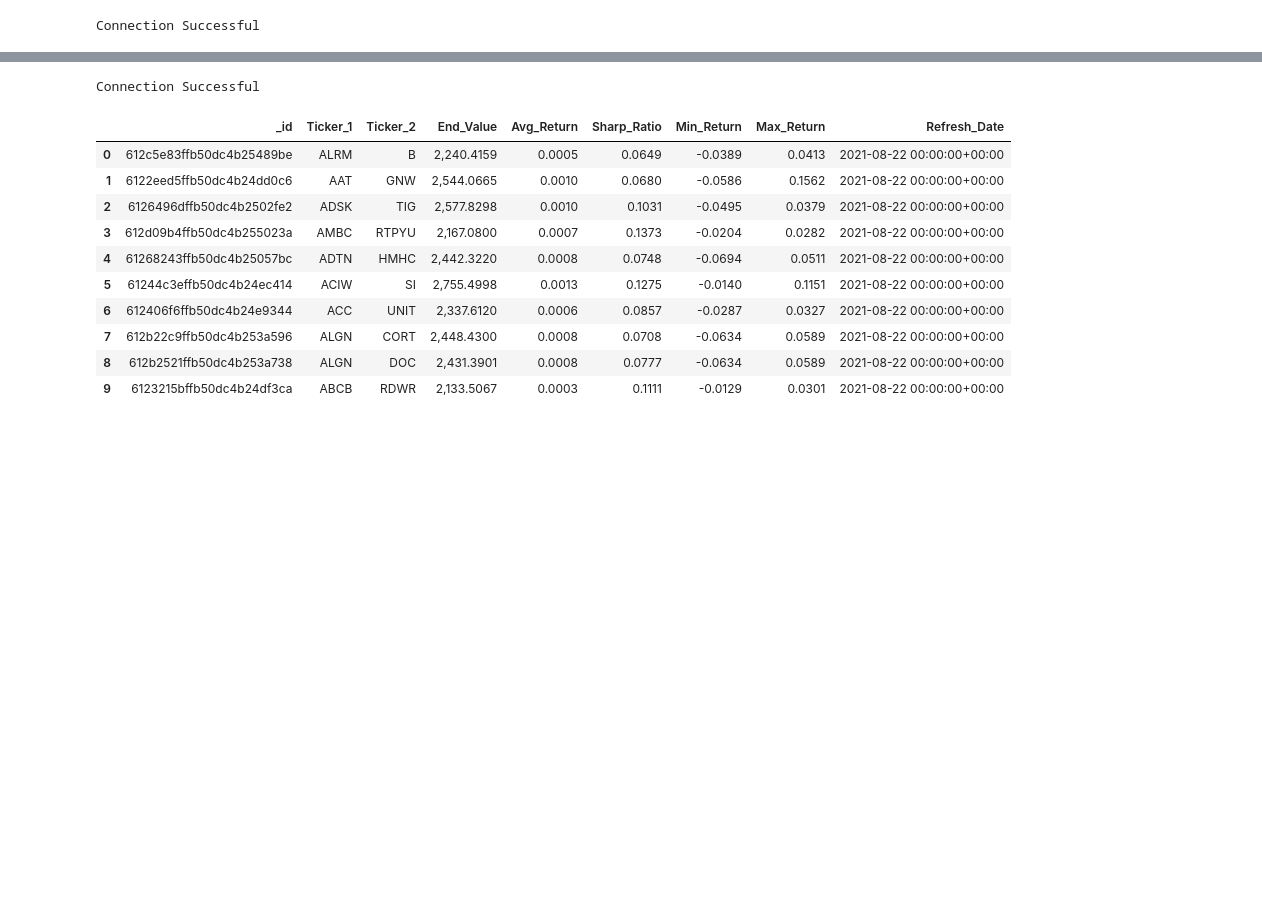
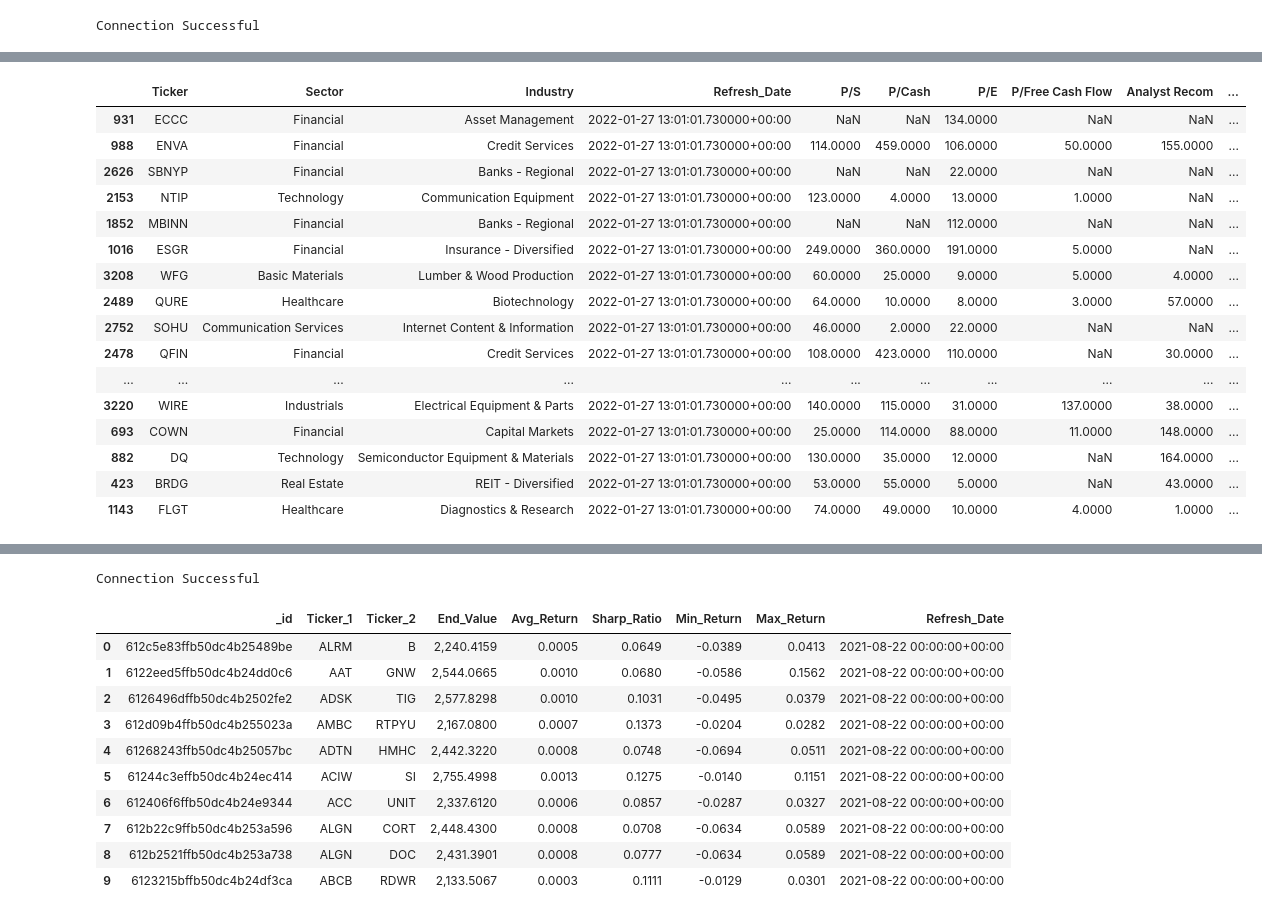
Before and after one commit to webclinic017/My_Trader2.0, a Jupyter notebook: Notebooks/2021 APR.ipynb, the cells around one changed output, grey strips where cells are left out. Cells and saved outputs as stored; diff of their text form; code cells hidden in the pictures; blank space fills up the shorter version.

Commit message:
refresh

```diff
--- a/Notebooks/2021 APR.ipynb
+++ b/Notebooks/2021 APR.ipynb
@@ -26,3 +22,34 @@ all_ticker = all_ticker[all_ticker["Institutional Ownership"] > all_ticker["Inst
 all_ticker = all_ticker.Ticker.to_list()
 # %% [output]
 Connection Successful
+# %%
+mongod = mongo("all_symbol","screenerModel")
+
+## This line gets the max refresh_date
+tos = pd.DataFrame(mongod.conn.table.find({},{"Refresh_Date":1,"_id":0}).sort("Refresh_Date",-1).limit(1))["Refresh_Date"].iloc[0]
+
+fun_table = pd.DataFrame(mongod.conn.table.find({"Refresh_Date":tos},{"_id":0}))
+
+target = ["P/Cash","Analyst Recom","P/S","Total Debt/Equity","P/Free Cash Flow","P/E","Insider Ownership",
+         "Gross Margin","Current Ratio","Sales growth quarter over quarter","Profit Margin","Quick Ratio","Performance (Week)","Institutional Ownership","EPS (ttm)","Operating Margin"]
+
+fun_table["sum_rank"] = pd.DataFrame.sum(fun_table[target],axis=1,skipna=True,numeric_only=True)
+
+fun_table["avg_rank"] = pd.DataFrame.mean(fun_table[target],axis=1,skipna=True,numeric_only=True)
+
+# fun_table = fun_table.sort_values("avg_rank")
+
+for i in fun_table.index:
+    relative_rank = fun_table.loc[i, "avg_rank"] / fun_table.loc[
+        fun_table.Sector == fun_table.loc[i, "Sector"], "Sector"].count()
+    #     relative_rank = fun_table.loc[i,"avg_rank"]/fun_table.loc[fun_table.Sector == fun_table.loc[i,"Sector"],"Market Cap"].mean()
+    #     relative_rank = fun_table.loc[i,"avg_rank"]*(1- (1/fun_table.loc[fun_table.Sector == fun_table.loc[i,"Sector"],"Market Cap"].mean()))
+    #     relative_rank = fun_table.loc[i,"avg_rank"]/fun_table.loc[fun_table.Sector == fun_table.loc[i,"Sector"],"Market Cap"].mean()
+
+    fun_table.loc[i, "relative_rank"] = relative_rank
+#     fun_table.loc[i,"relative_rank"] = fun_table.loc[i,"avg_rank"]
+
+fun_table = fun_table.sort_values("relative_rank")
+
+
+target_list = fun_table.Ticker[:20]
@@ -28,0 +82,20 @@ Connection Successful
+# %%
+fun_table[:20]
+# %% [output]
+|  | Ticker | Sector | Industry | Refresh_Date | P/S | P/Cash | P/E | P/Free Cash Flow | Analyst Recom | ... |
+| 931 | ECCC | Financial | Asset Management | 2022-01-27 13:01:01.730000+00:00 | NaN | NaN | 134.0000 | NaN | NaN | ... |
+| 988 | ENVA | Financial | Credit Services | 2022-01-27 13:01:01.730000+00:00 | 114.0000 | 459.0000 | 106.0000 | 50.0000 | 155.0000 | ... |
+| 2626 | SBNYP | Financial | Banks - Regional | 2022-01-27 13:01:01.730000+00:00 | NaN | NaN | 22.0000 | NaN | NaN | ... |
+| 2153 | NTIP | Technology | Communication Equipment | 2022-01-27 13:01:01.730000+00:00 | 123.0000 | 4.0000 | 13.0000 | 1.0000 | NaN | ... |
+| 1852 | MBINN | Financial | Banks - Regional | 2022-01-27 13:01:01.730000+00:00 | NaN | NaN | 112.0000 | NaN | NaN | ... |
+| 1016 | ESGR | Financial | Insurance - Diversified | 2022-01-27 13:01:01.730000+00:00 | 249.0000 | 360.0000 | 191.0000 | 5.0000 | NaN | ... |
+| 3208 | WFG | Basic Materials | Lumber & Wood Production | 2022-01-27 13:01:01.730000+00:00 | 60.0000 | 25.0000 | 9.0000 | 5.0000 | 4.0000 | ... |
+| 2489 | QURE | Healthcare | Biotechnology | 2022-01-27 13:01:01.730000+00:00 | 64.0000 | 10.0000 | 8.0000 | 3.0000 | 57.0000 | ... |
+| 2752 | SOHU | Communication Services | Internet Content & Information | 2022-01-27 13:01:01.730000+00:00 | 46.0000 | 2.0000 | 22.0000 | NaN | NaN | ... |
+| 2478 | QFIN | Financial | Credit Services | 2022-01-27 13:01:01.730000+00:00 | 108.0000 | 423.0000 | 110.0000 | NaN | 30.0000 | ... |
+| ... | ... | ... | ... | ... | ... | ... | ... | ... | ... | ... |
+| 3220 | WIRE | Industrials | Electrical Equipment & Parts | 2022-01-27 13:01:01.730000+00:00 | 140.0000 | 115.0000 | 31.0000 | 137.0000 | 38.0000 | ... |
+| 693 | COWN | Financial | Capital Markets | 2022-01-27 13:01:01.730000+00:00 | 25.0000 | 114.0000 | 88.0000 | 11.0000 | 148.0000 | ... |
+| 882 | DQ | Technology | Semiconductor Equipment & Materials | 2022-01-27 13:01:01.730000+00:00 | 130.0000 | 35.0000 | 12.0000 | NaN | 164.0000 | ... |
+| 423 | BRDG | Real Estate | REIT - Diversified | 2022-01-27 13:01:01.730000+00:00 | 53.0000 | 55.0000 | 5.0000 | NaN | 43.0000 | ... |
+| 1143 | FLGT | Healthcare | Diagnostics & Research | 2022-01-27 13:01:01.730000+00:00 | 74.0000 | 49.0000 | 10.0000 | 4.0000 | 1.0000 | ... |
```
Also changed, not shown: parts of 20 cells of this notebook, 12 other files.
